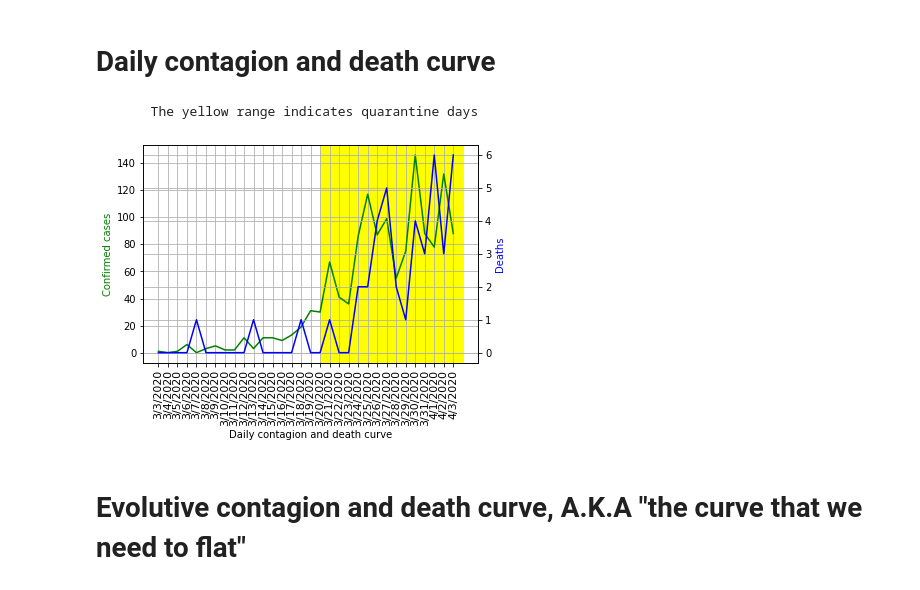
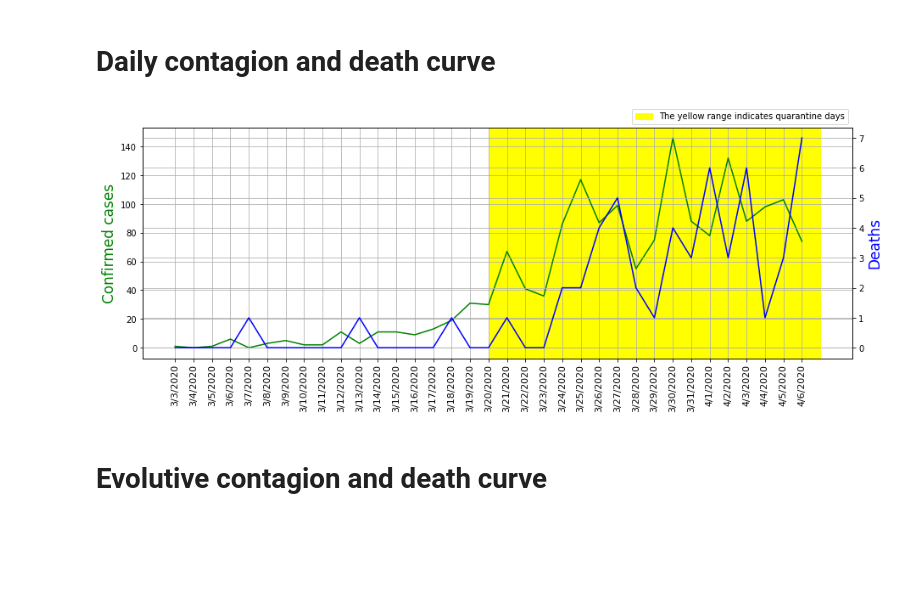
Before and after one commit to Fluzko/Covid-19-Argentina, a Jupyter notebook: Whole country analysis.ipynb, the cells around one changed output. Saved outputs shown, nothing was run; the diff lists cells and outputs as text; code cells hidden in the pictures; blank space fills up the shorter version.

```diff
--- a/Whole country analysis.ipynb
+++ b/Whole country analysis.ipynb
@@ -117,31 +135,30 @@ plt.show()
 # %%
 df_confirmed_transposed = df_confirmed.drop('total_cases',axis=1).transpose()
 df_deaths_transposed = df_deaths.drop('total_deaths',axis=1).transpose()
 df_deaths_transposed['total_deaths'] = df_deaths_transposed.sum(axis = 1)
 df_confirmed_transposed['total_cases'] = df_confirmed_transposed.sum(axis = 1)
+today = date.today()
 
 
-fig, ax1 = plt.subplots()
+plt.figure(figsize=(15,5))
 
-ax2 = ax1.twinx()
-ax1.plot(df_confirmed_transposed.index, df_confirmed_transposed['total_cases'], color='g')
-ax2.plot(df_deaths_transposed.index, df_deaths_transposed['total_deaths'], color='b')
+plt.plot(df_confirmed_transposed.index, df_confirmed_transposed['total_cases'], color='g')
+plt.ylabel('Confirmed cases', color='g',size=17)
+plt.axvspan('3/20/2020',today.strftime("%m/%d/%Y"),color='yellow',fill=True)
+plt.grid()
 
-ax1.set_xlabel('Daily contagion and death curve')
-ax1.set_ylabel('Confirmed cases', color='g')
-ax2.set_ylabel('Deaths', color='b')
-ax1.set_xticklabels(df_confirmed_transposed.index, rotation='vertical', size=11)
+plt.xticks(rotation='vertical',size=11)
+ax2 = plt.gca().twinx()
 
-today = date.today()
-ax1.axvspan('3/20/2020',today.strftime("%m/%d/%Y"),color='yellow')
+plt.plot(df_deaths_transposed.index, df_deaths_transposed['total_deaths'], color='b')
+plt.ylabel('Deaths', color='b',size=17)
+plt.grid()
 
-ax1.grid()
-ax2.grid()
-fig.show()
-print('\n\n')
-print('       The yellow range indicates quarantine days')
+quarantine = mpatches.Patch(color='yellow',label='The yellow range indicates quarantine days')
+plt.legend(handles=[quarantine],bbox_to_anchor = (1,1.1))
+
+plt.show()
 # %% [output]
-       The yellow range indicates quarantine days
-[figure, old version]
+[figure, new version]
 # %% [markdown]
-# Evolutive contagion and death curve, A.K.A "the curve that we need to flat"
+# Evolutive contagion and death curve
```
Also changed, not shown: parts of 11 cells of this notebook, 5 other files.
